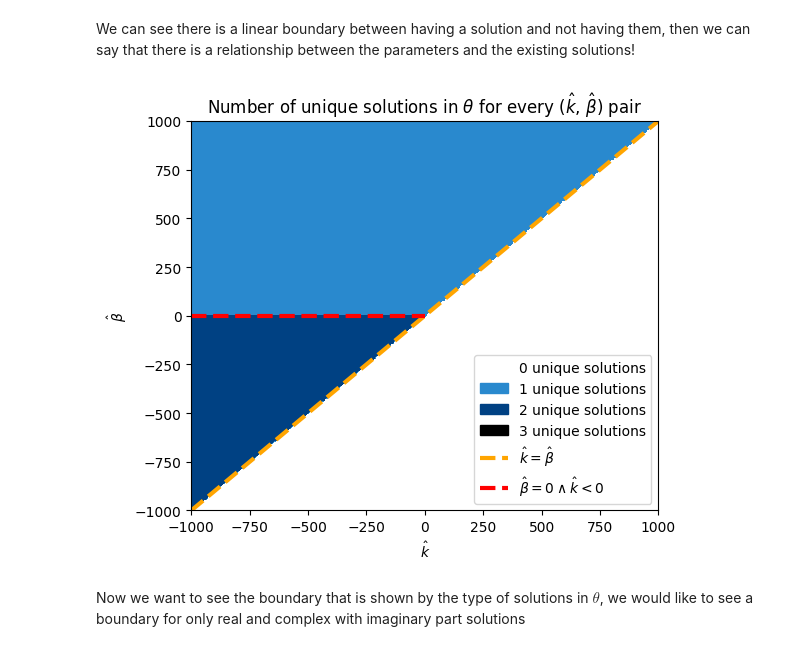
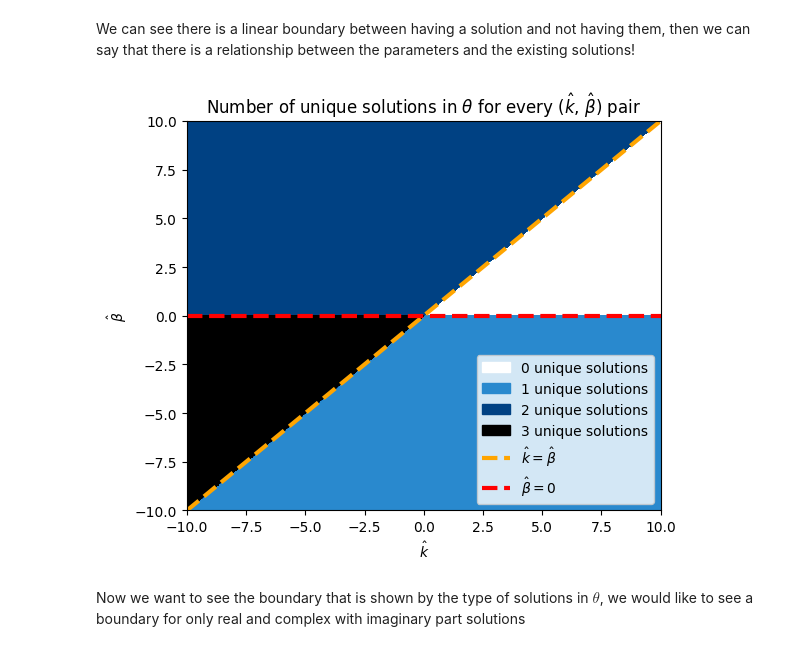
Before and after one commit to omardtl24/Mag_Isol_Numerical, a Jupyter notebook: scripts/Magnetic isolation solutions analysis.ipynb, the cells around one changed output. Cells and saved outputs as stored; diff of their text form; code cells hidden in the pictures.

```diff
--- a/scripts/Magnetic isolation solutions analysis.ipynb
+++ b/scripts/Magnetic isolation solutions analysis.ipynb
@@ -44,40 +147,42 @@ plt.show()
 # %% [markdown]
 We can see there is a linear boundary between having a solution and not having them, then we can say that there is a relationship between the parameters and the existing solutions!
-# %%
-count_unique = lambda k, b: len(np.unique(theta_values(k, b)))
-min_k = -1000
-max_k = 1000
-min_b = -1000
-max_b = 1000
-n_points = 400
-
-k = np.linspace(min_k, max_k, n_points)
-b = np.linspace(min_b, max_b, n_points)
-K, B = np.meshgrid(k, b)
-Z = np.vectorize(count_unique)(K, B)
-
-levels = np.arange(0, 4)
-colors = ["#FFFFFF", "#2989ce", "#004183", "#000000"]
-
-plt.figure(figsize=(6, 5))
-contour = plt.contourf(K, B, Z, levels=levels, colors=colors, extend='both')
-line1, = plt.plot([min_k,max_k], [min_b, max_b], color='orange', linestyle='--', linewidth=3, label = '$\\hat{k} = \\hat{\\beta}$')
-line2, = plt.plot([min_k,0], [0, 0], color='red', linestyle='--', linewidth=3, label = '$\\hat{\\beta} = 0 \\wedge \\hat{k} < 0$')
-
-legend_labels = [str(i) + ' unique solutions' for i in range(4)]
-legend_patches = [Patch(color=color, label=label) for color, label in zip(colors, legend_labels)]
-
-all_handles = legend_patches + [line1, line2]
-
-plt.legend(handles=all_handles,  loc='lower right')
-
-plt.xlabel('$\\hat{k}$')
-plt.ylabel('$\\hat{\\beta}$')
-plt.title('Number of unique solutions in $\\theta$ for every ($\\hat{k}$, $\\hat{\\beta}$) pair')
-plt.tight_layout()
-plt.show()
-# %% [output]
-[figure, removed]
+# %%
+count_unique = lambda k, b: len(np.unique(theta_values(k, b)))
+
+min_k, max_k = -10, 10
+min_b, max_b = -10, 10
+n_points = 1000
+
+k = np.linspace(min_k, max_k, n_points)
+b = np.linspace(min_b, max_b, n_points)
+K, B = np.meshgrid(k, b)
+Z = np.vectorize(count_unique)(K, B)
+
+levels = np.arange(-1, 5)
+colors = ["#FFFFFF", "#2989ce", "#004183", "#000000"]
+
+plt.figure(figsize=(6, 5))
+contour = plt.contourf(K, B, Z, levels=levels, colors=colors, extend='both')
+
+line1, = plt.plot([min_k, max_k], [min_b, max_b], color='orange', linestyle='--', linewidth=3,
+                  label='$\\hat{k} = \\hat{\\beta}$')
+line2, = plt.plot([min_k, max_k], [0, 0], color='red', linestyle='--', linewidth=3,
+                  label='$\\hat{\\beta} = 0$')
+
+legend_labels = [str(i) for i in range(4)]
+legend_patches = [Patch(color=color, label=f'{label} unique solutions') for color, label in zip(colors, legend_labels)]
+
+# Combine handles for full legend
+all_handles = legend_patches + [line1, line2]
+plt.legend(handles=all_handles, loc='lower right')
+
+plt.xlabel('$\\hat{k}$')
+plt.ylabel('$\\hat{\\beta}$')
+plt.title('Number of unique solutions in $\\theta$ for every ($\\hat{k}$, $\\hat{\\beta}$) pair')
+plt.tight_layout()
+plt.show()
+# %% [output]
+[figure, added]
 # %% [markdown]
 Now we want to see the boundary that is shown by the type of solutions in $\theta$, we would like to see a boundary for only real and complex with imaginary part solutions
 # %%
```
Also changed, not shown: parts of 4 cells of this notebook, 2 other files.
